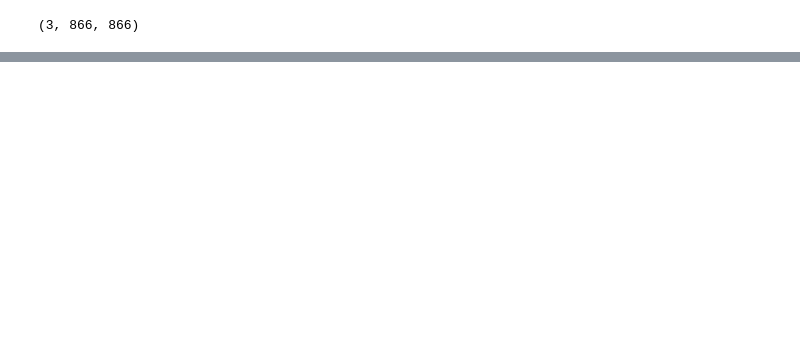
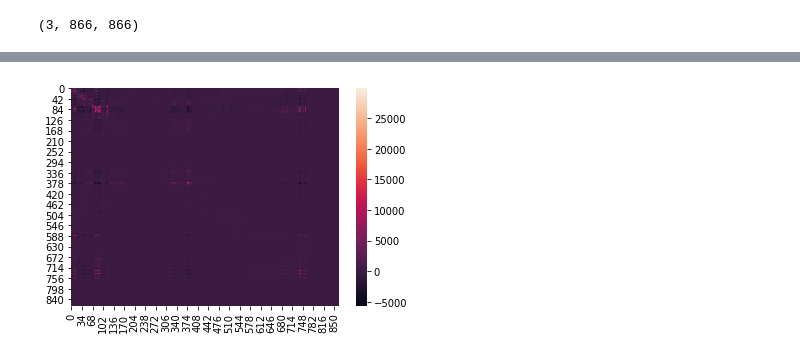
Before and after one commit to mauriciogtec/power-plants, a Jupyter notebook: hyads_mixture.ipynb, the cells around one changed output, grey strips where cells are left out. Saved outputs shown, nothing was run; the diff lists cells and outputs as text; code cells hidden in the pictures; blank space fills up the shorter version.

```diff
--- a/hyads_mixture.ipynb
+++ b/hyads_mixture.ipynb
@@ -153 +152,5 @@ sns.heatmap(cov[0])
 [figure]
+# %%
+sns.heatmap(cov[1]);
+# %% [output]
+[figure, added]
```
Also changed, not shown: parts of 3 cells of this notebook.
